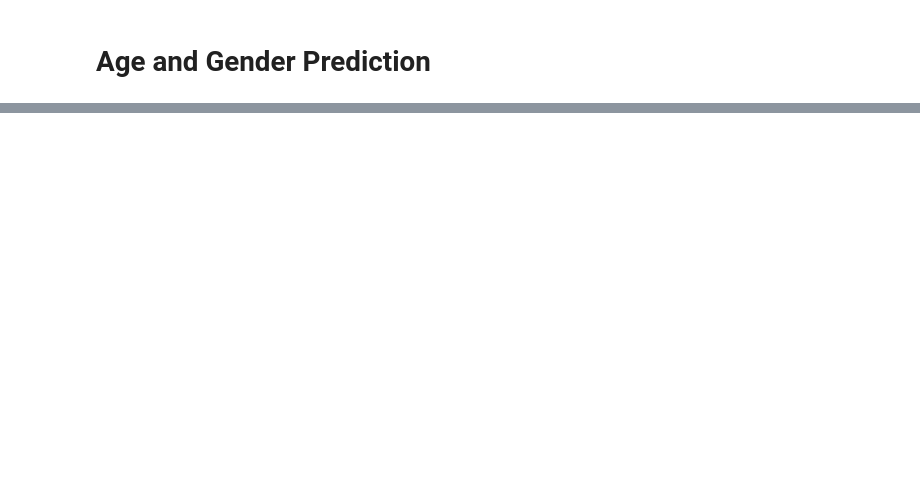
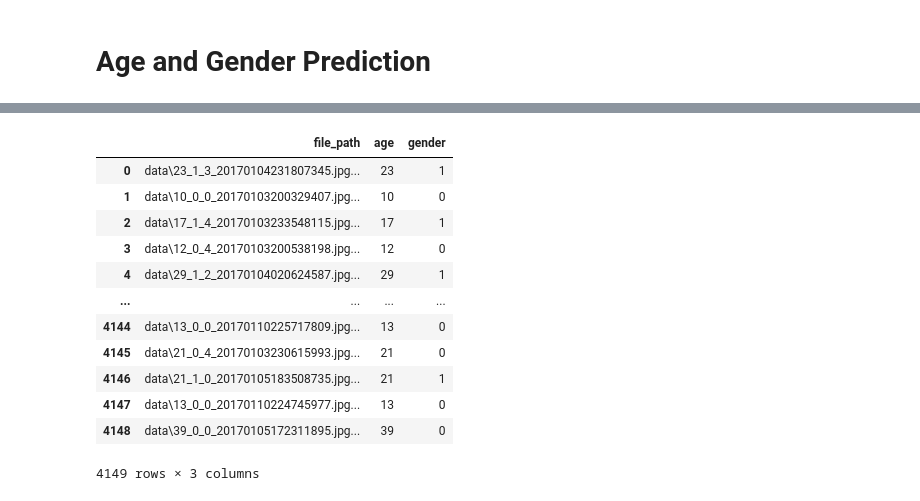
Before and after one commit to GyanPrakashkushwaha/AgeGender-Prediciton, a Jupyter notebook: notebook/model.ipynb, the cells around one changed output, grey strips where cells are left out. Drawn from its saved outputs; the diff is of its cells as text; code cells hidden in the pictures; blank space fills up the shorter version.

```diff
--- a/notebook/model.ipynb
+++ b/notebook/model.ipynb
@@ -16,0 +54,40 @@ TypeError: Image data of dtype object cannot be converted to float
+# %%
+data = os.listdir('data')
+random.shuffle(data)
+
+for pictures in data:
+    file_path = os.path.join('data',pictures)
+    age =int(pictures.split('_')[0])
+    gender = int(pictures.split('_')[1])
+
+    # print(age,gender,file_path)
+# %%
+data = os.listdir('data')
+random.shuffle(data)
+
+df_lst = []
+
+for pictures in data:
+    file_path = os.path.join('data',pictures)
+    age =int(pictures.split('_')[0])
+    gender = int(pictures.split('_')[1])
+
+    df_lst.append({'file_path':file_path,'age':age,'gender':gender})
+
+df = pd.DataFrame(df_lst)
+# %%
+df
+# %% [output]
+|  | file_path | age | gender |
+| 0 | data\23_1_3_20170104231807345.jpg... | 23 | 1 |
+| 1 | data\10_0_0_20170103200329407.jpg... | 10 | 0 |
+| 2 | data\17_1_4_20170103233548115.jpg... | 17 | 1 |
+| 3 | data\12_0_4_20170103200538198.jpg... | 12 | 0 |
+| 4 | data\29_1_2_20170104020624587.jpg... | 29 | 1 |
+| ... | ... | ... | ... |
+| 4144 | data\13_0_0_20170110225717809.jpg... | 13 | 0 |
+| 4145 | data\21_0_4_20170103230615993.jpg... | 21 | 0 |
+| 4146 | data\21_1_0_20170105183508735.jpg... | 21 | 1 |
+| 4147 | data\13_0_0_20170110224745977.jpg... | 13 | 0 |
+| 4148 | data\39_0_0_20170105172311895.jpg... | 39 | 0 |
+4149 rows × 3 columns
```
Also changed, not shown: parts of 25 cells of this notebook.
